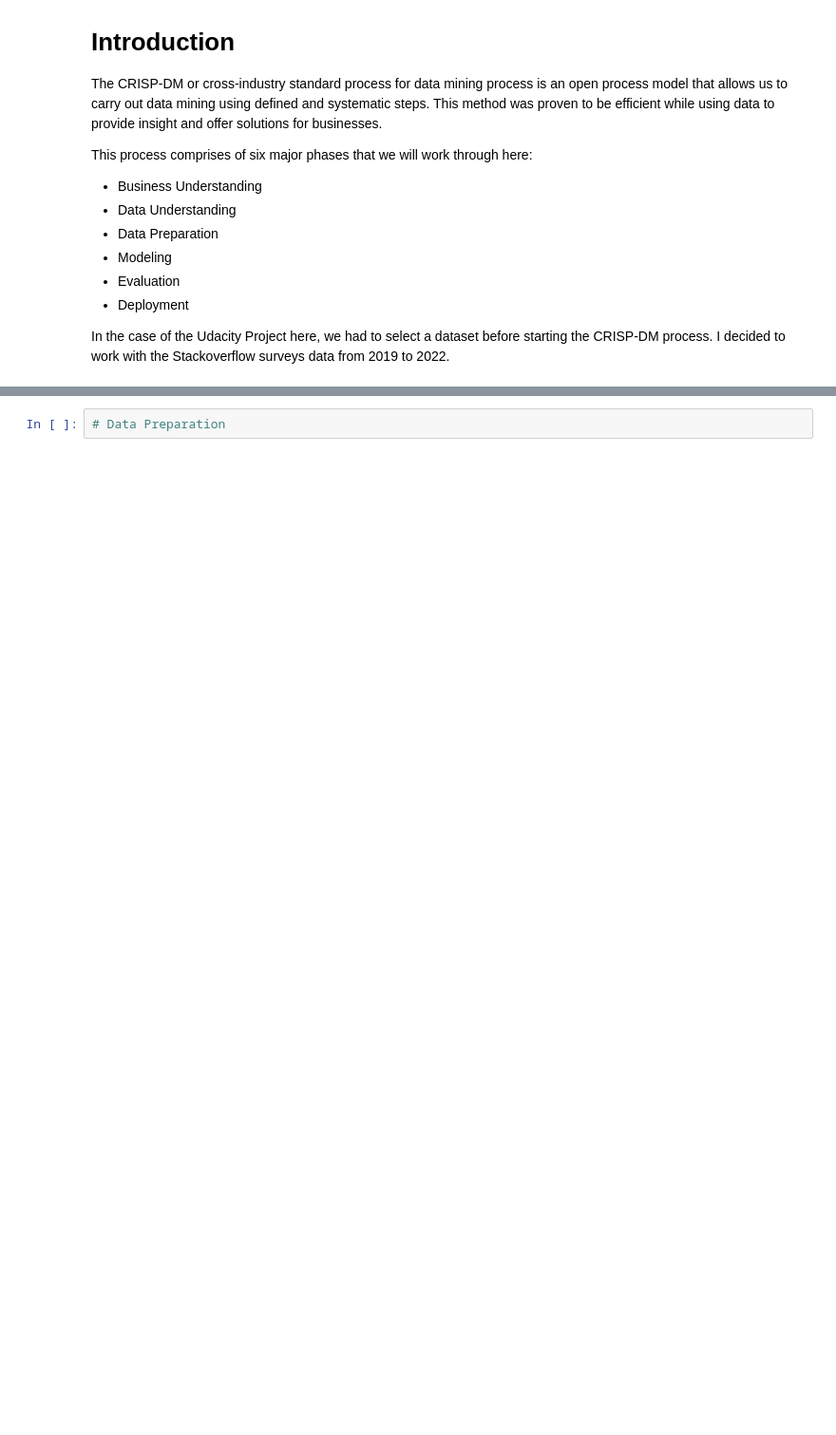
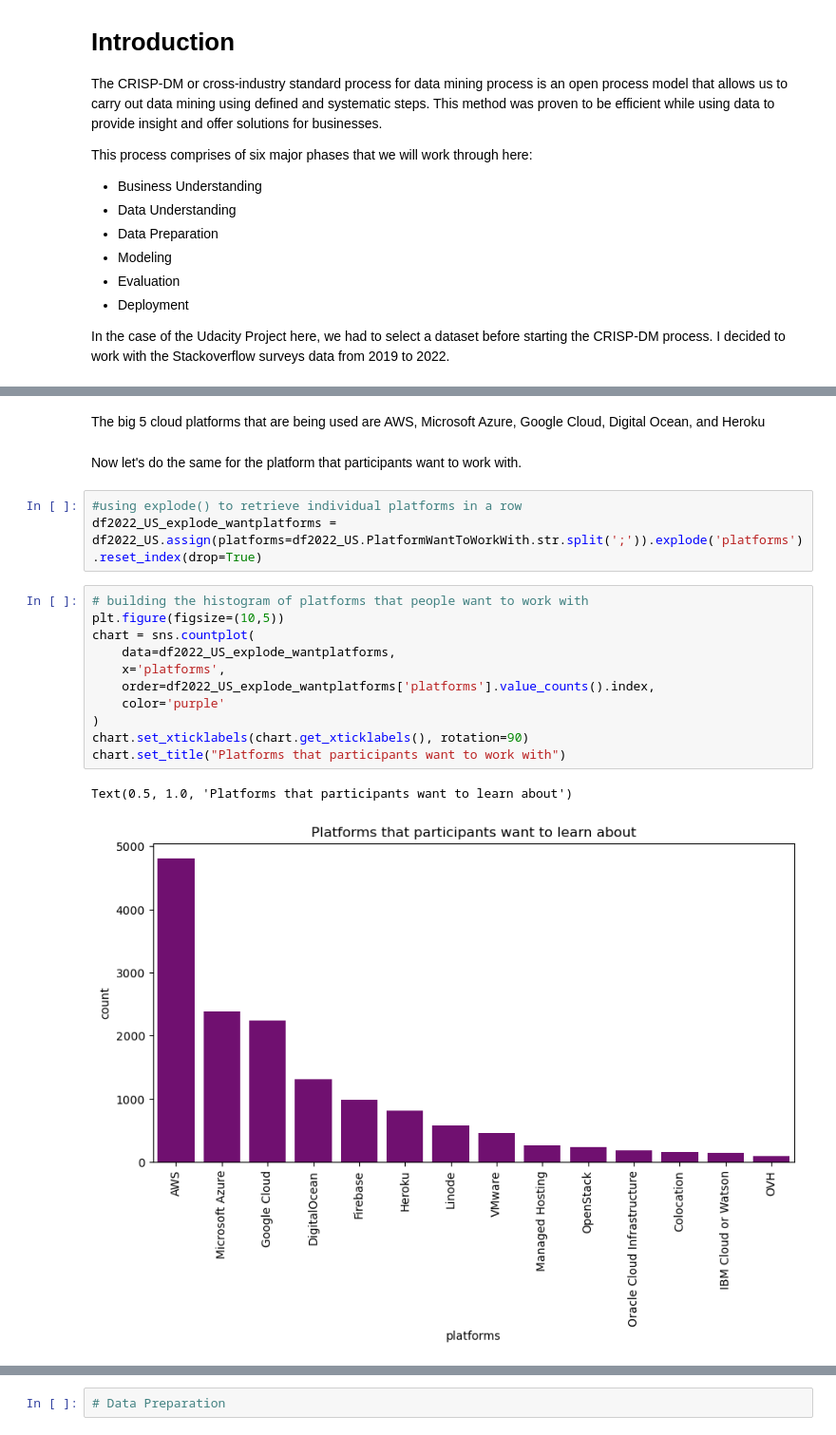
Before and after one commit to thecochenille/stackoverflow_survey2019to2022, a Jupyter notebook: Stackoverflow2019-2022Analysis.ipynb, the cells around one changed output, grey strips where cells are left out. Shown at 95% size. Saved outputs shown, nothing was run; the diff lists cells and outputs as text; blank space fills up the shorter version.

```diff
--- a/Stackoverflow2019-2022Analysis.ipynb
+++ b/Stackoverflow2019-2022Analysis.ipynb
@@ -16,0 +217,21 @@ In the case of the Udacity Project here, we had to select a dataset before start
+# %% [markdown]
+The big 5 cloud platforms that are being used are AWS, Microsoft Azure, Google Cloud, Digital Ocean, and Heroku
+# %% [markdown]
+Now let's do the same for the platform that participants want to work with.
+# %%
+#using explode() to retrieve individual platforms in a row
+df2022_US_explode_wantplatforms = df2022_US.assign(platforms=df2022_US.PlatformWantToWorkWith.str.split(';')).explode('platforms').reset_index(drop=True)
+# %%
+# building the histogram of platforms that people want to work with
+plt.figure(figsize=(10,5))
+chart = sns.countplot(
+    data=df2022_US_explode_wantplatforms,
+    x='platforms',
+    order=df2022_US_explode_wantplatforms['platforms'].value_counts().index,
+    color='purple'
+)
+chart.set_xticklabels(chart.get_xticklabels(), rotation=90)
+chart.set_title("Platforms that participants want to work with")
+# %% [output]
+Text(0.5, 1.0, 'Platforms that participants want to learn about')
+[figure, added]
```
Also changed, not shown: parts of 108 cells of this notebook.
